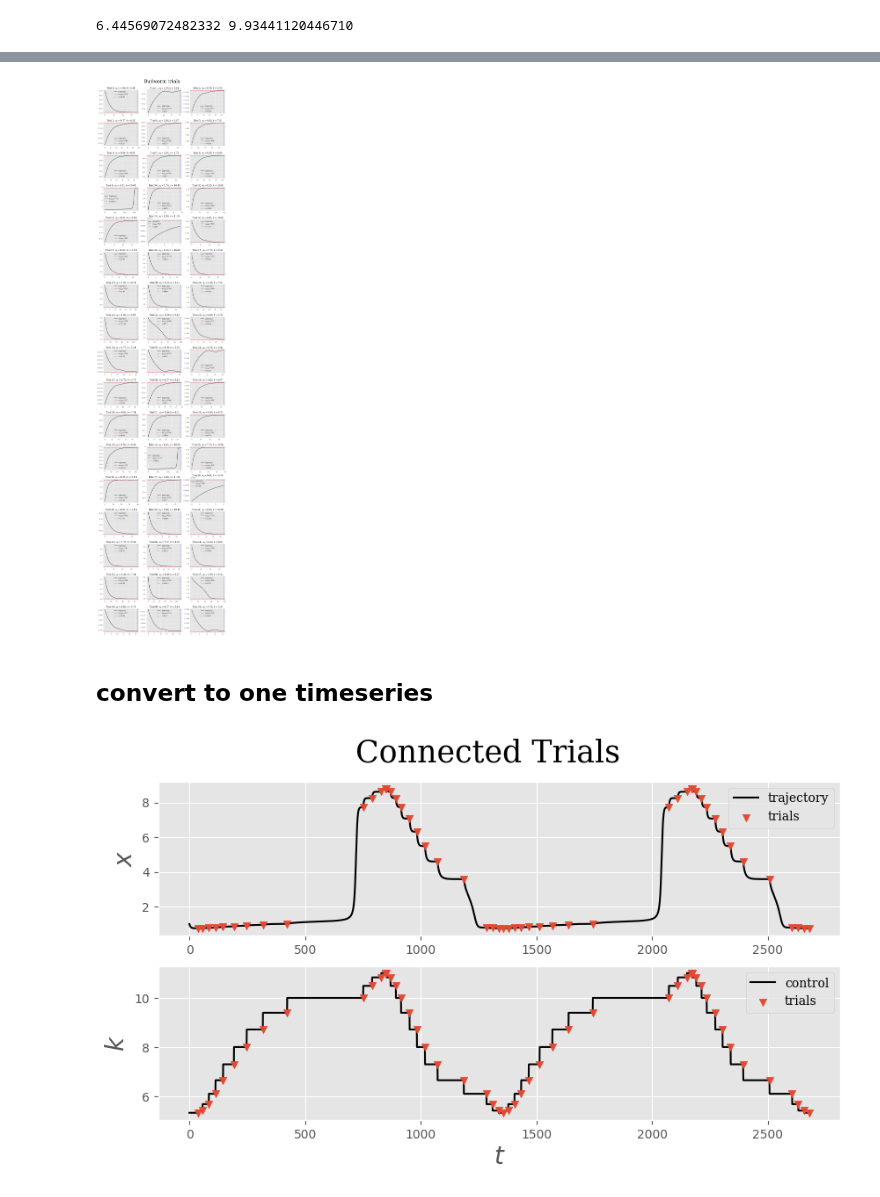
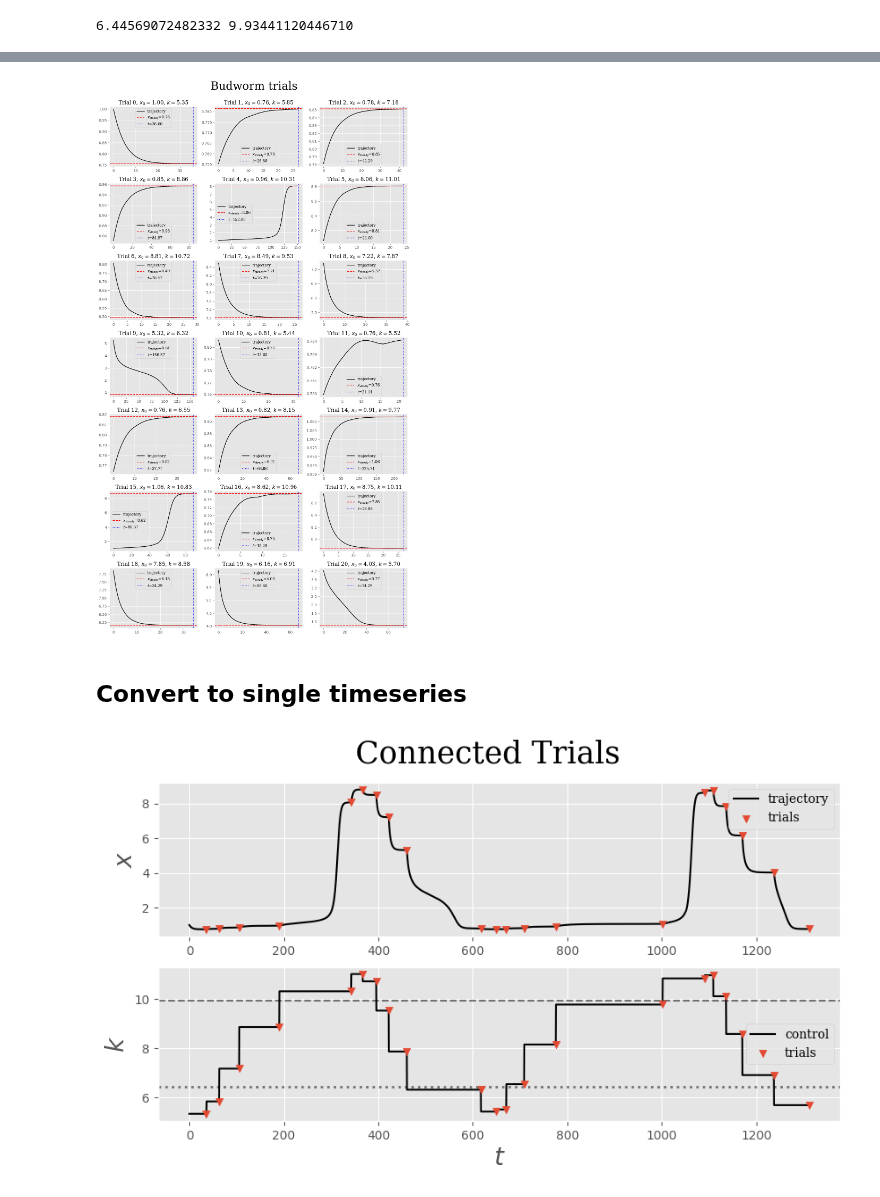
Before and after one commit to MalachiteWind/stable_node_control, a Jupyter notebook: notebooks/data-generation/generate_transient_data_with_max_t_search.ipynb, the cells around one changed output, grey strips where cells are left out. Cells and saved outputs as stored; diff of their text form; code cells hidden in the pictures.

Commit message:
mwe: generating simulated trails concluding at steady state observation
add `simulate_trials` function to `data.budworm`.

```diff
--- a/notebooks/data-generation/generate_transient_data_with_max_t_search.ipynb
+++ b/notebooks/data-generation/generate_transient_data_with_max_t_search.ipynb
@@ -1,9 +1,10 @@
 # %% [markdown]
 ## Generate data with transient dynamic observations where experiment is concluded at steady state observation
 # %%
-from data.budworm import budworm_ode
+from data.budworm import budworm_ode, simulate_trials
 from scipy.integrate import solve_ivp
 import numpy as np
 import matplotlib.pyplot as plt
 plt.style.use('ggplot')
 from tqdm.auto import tqdm
+savefigs = False
@@ -72,7 +38,7 @@ def smooth_k(t):
 # %% [output]
 6.44569072482332 9.93441120446710
 # %%
-sample_rate = 5
+sample_rate = 12
 t_span = np.linspace(0,4*np.pi,251)
 t_trials = t_span[::sample_rate]
 k_true = smooth_k(t_span)
@@ -98,6 +64,7 @@ ax.set_ylabel(r"$k$", size=15)
 ax.set_xlabel(r"$t$",size=15)
 ax.set_title(r"Smooth control: $k(t) = A\sin(t-b)+c$")
 ax.legend(prop={'family':'serif'})
-plt.savefig(f"figures/budworm_smooth_control_{len(k_trials)}_trials.pdf")
+if savefigs:
+    plt.savefig(f"figures/budworm_smooth_control_{len(k_trials)}_trials.pdf")
 plt.show()
 # %% [output]
@@ -165,0 +74,13 @@ for k in tqdm(ks):
+# %%
+bw_trials = simulate_trials(
+    ks=k_trials,
+    x0=1,
+    dt=0.2,
+    r=0.56,
+    eps=1e-4,
+    buffer=1e-1,
+    t_max=400,
+    n_points=701,
+    show_progress=True
+)
+bw_trials
@@ -166,32 +96,33 @@ for k in tqdm(ks):
 # %%
 precision = 2
-n_plots = len(x_stars)
+n_plots = len(bw_trials.x_stars)
 cols = 3
 rows = int(np.ceil(n_plots/cols))
 
 fig, axs = plt.subplots(rows, cols, figsize = (cols*4,rows*3))
 axs = axs.flatten()
 for idx in range(n_plots):
-    x = x_vals[idx]
-    t = t_vals[idx]
-    xs = x_stars[idx]
-    ts = t_stars[idx]
+    x = bw_trials.x_vals[idx]
+    t = bw_trials.t_vals[idx]
+    xs = bw_trials.x_stars[idx]
+    ts = bw_trials.t_stars[idx]
 
     ax = axs[idx]
     ax.plot(t,x,c='black', label='trajectory')
     ax.axhline(xs,linestyle='--',c='red', label=r"$x_{\text{steady}}$"+f"={xs:.{precision}f}")
     ax.axvline(ts, linestyle=':',c='blue', label=r"$t$="+f"{ts:.{precision}f}")
     ax.legend(prop={'family':'serif'})
     ax.set_title(f"Trial {idx}, "+rf"$x_0=${x[0]:.{precision}f}, " + rf"$k=${k_trials[idx]:.{precision}f}",family='serif')
 
 for idx in range(n_plots,rows*cols):
     fig.delaxes(axs[idx])
 fig.suptitle("Budworm trials",family='serif',size=30,y=1.0)
 plt.tight_layout()
-plt.savefig(f"figures/budworm_{len(k_trials)}_trials.pdf")
+if savefigs:
+    plt.savefig(f"figures/budworm_{len(k_trials)}_trials.pdf")
 plt.show()
 # %% [output]
-[figure, old version]
+[figure, new version]
 # %% [markdown]
-## convert to one timeseries
+## Convert to single timeseries
 # %%
@@ -217,13 +148,20 @@ ax2.plot(T,K,c='black',label='control')
 ax2.scatter(T[trial_idx], K[trial_idx],marker='v', zorder=2, label='trials')
 ax2.set_ylabel(r"$k$",size=20)
 ax2.set_xlabel(r"$t$",size=20,family='serif')
+
 ax2.legend(prop={'family':'serif'})
 
+ax2.axhline(r1,linestyle=':',c='black', alpha=0.5,label=rf"Descrimant root: $r_1$={r1:.3f}",lw=2,zorder=1)
+ax2.axhline(r2, linestyle='--',c='black', alpha=0.5,label=rf"Descrimant root: $r_2$={r2:.3f}",zorder=1)
+
+
+
 fig.suptitle("Connected Trials", size=25, family='serif')
-plt.savefig(f"figures/budworm_connected_{len(k_trials)}_trials.pdf")
+if savefigs:
+    plt.savefig(f"figures/budworm_connected_{len(k_trials)}_trials.pdf")
 plt.show()
 # %% [output]
-[figure, old version]
+[figure, new version]
 # %%
 fig,ax = plt.subplots(1,1,figsize=(8,6))
 ax.plot(K,X,c='black')
```
Also changed, not shown: parts of 8 cells of this notebook, 4 other files.
